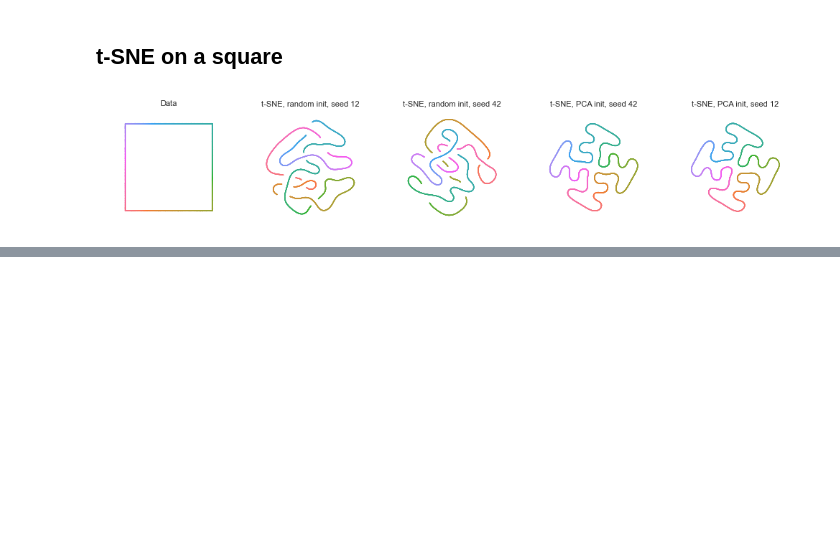
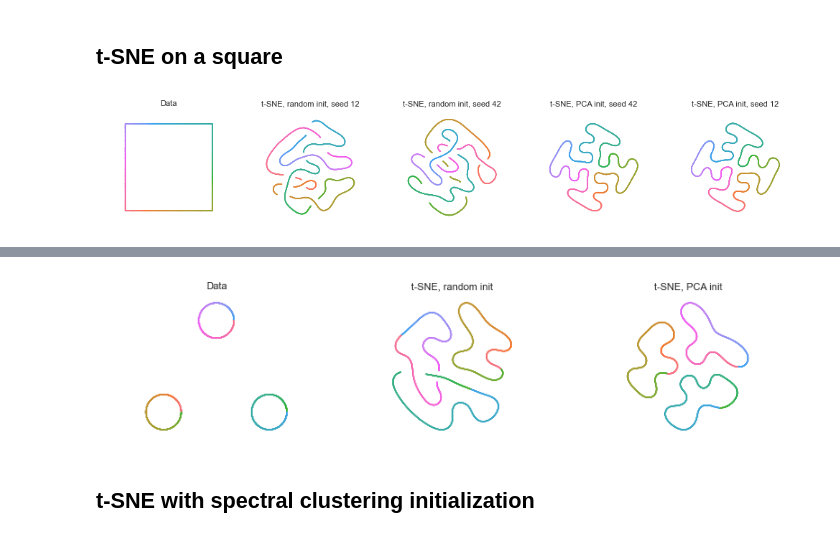
Before and after one commit to giSolve/thesis, a Jupyter notebook: code/initialization/initialisation.ipynb, the cells around one changed output, grey strips where cells are left out. Saved outputs shown, nothing was run; the diff lists cells and outputs as text; code cells hidden in the pictures; blank space fills up the shorter version.

```diff
--- a/code/initialization/initialisation.ipynb
+++ b/code/initialization/initialisation.ipynb
@@ -182,0 +207,6 @@ plt.show()
+# %%
+%%time
+
+# BH is faster for this sample size
+Z1_all = TSNE(n_jobs=-1, n_iter=1000, initialization='random', random_state=42, negative_gradient_method='bh', verbose=True).fit(X_all)
+Z2_all = TSNE(n_jobs=-1,n_iter=1000, negative_gradient_method='bh', verbose=True).fit(X_all)
@@ -182,0 +231,25 @@ plt.show()
+# %%
+from matplotlib.colors import ListedColormap
+cmap = ListedColormap(sns.husl_palette(n))
+
+titles = ['Data', 't-SNE, random init', 't-SNE, PCA init']
+
+plt.figure(figsize=(8,2))
+
+for i,Z in enumerate([X_all,Z1_all,Z2_all],1):
+    plt.subplot(1,3,i)
+    plt.gca().set_aspect('equal', adjustable='datalim')
+    plt.scatter(Z[:,0], Z[:,1], s=1, c=np.arange(6000), cmap=cmap,
+                edgecolor='none', rasterized=True)
+    plt.xticks([])
+    plt.yticks([])
+    plt.title(titles[i-1], fontsize=8)
+
+sns.despine(left=True, bottom=True)
+plt.tight_layout()
+
+plt.show()
+# %% [output]
+[figure, added]
+# %% [markdown]
+## t-SNE with spectral clustering initialization
```
Also changed, not shown: parts of 7 cells of this notebook, 1 other file.
